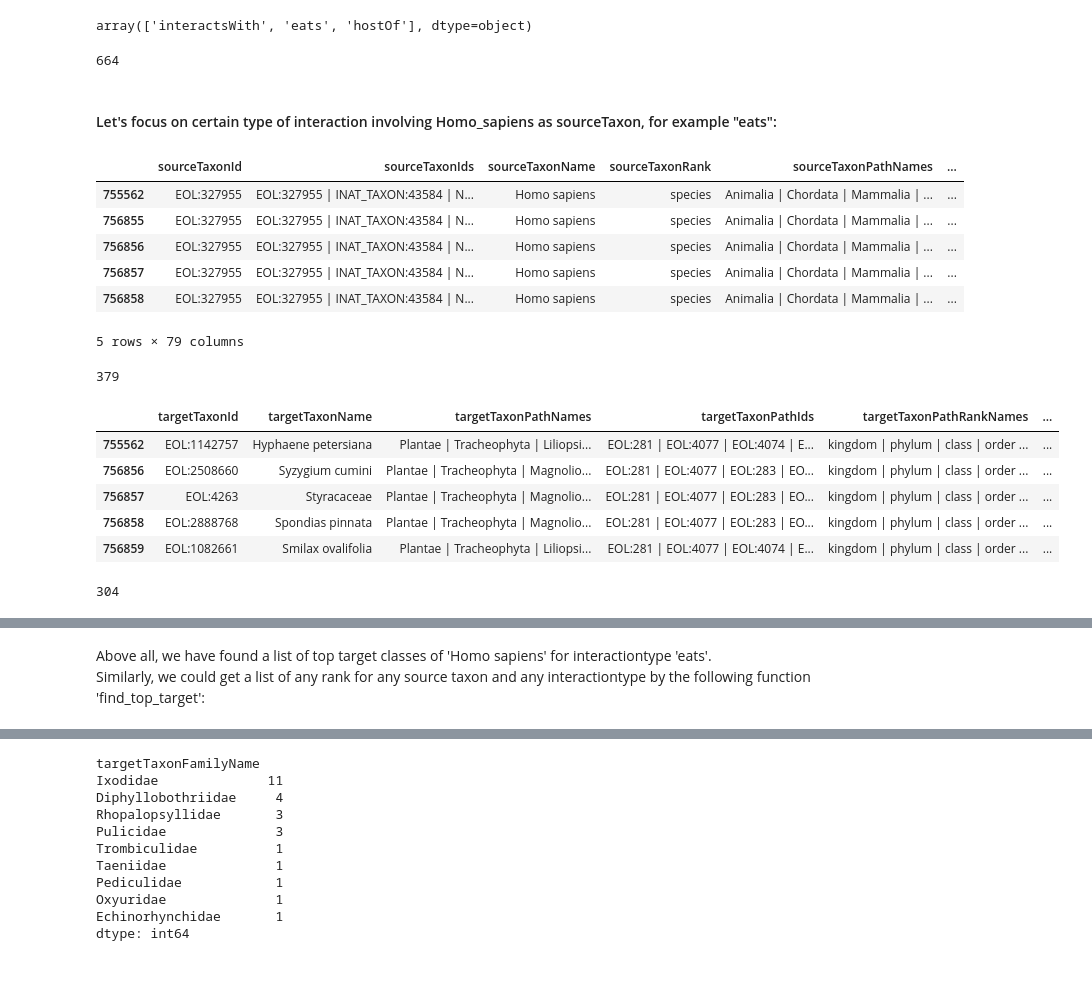
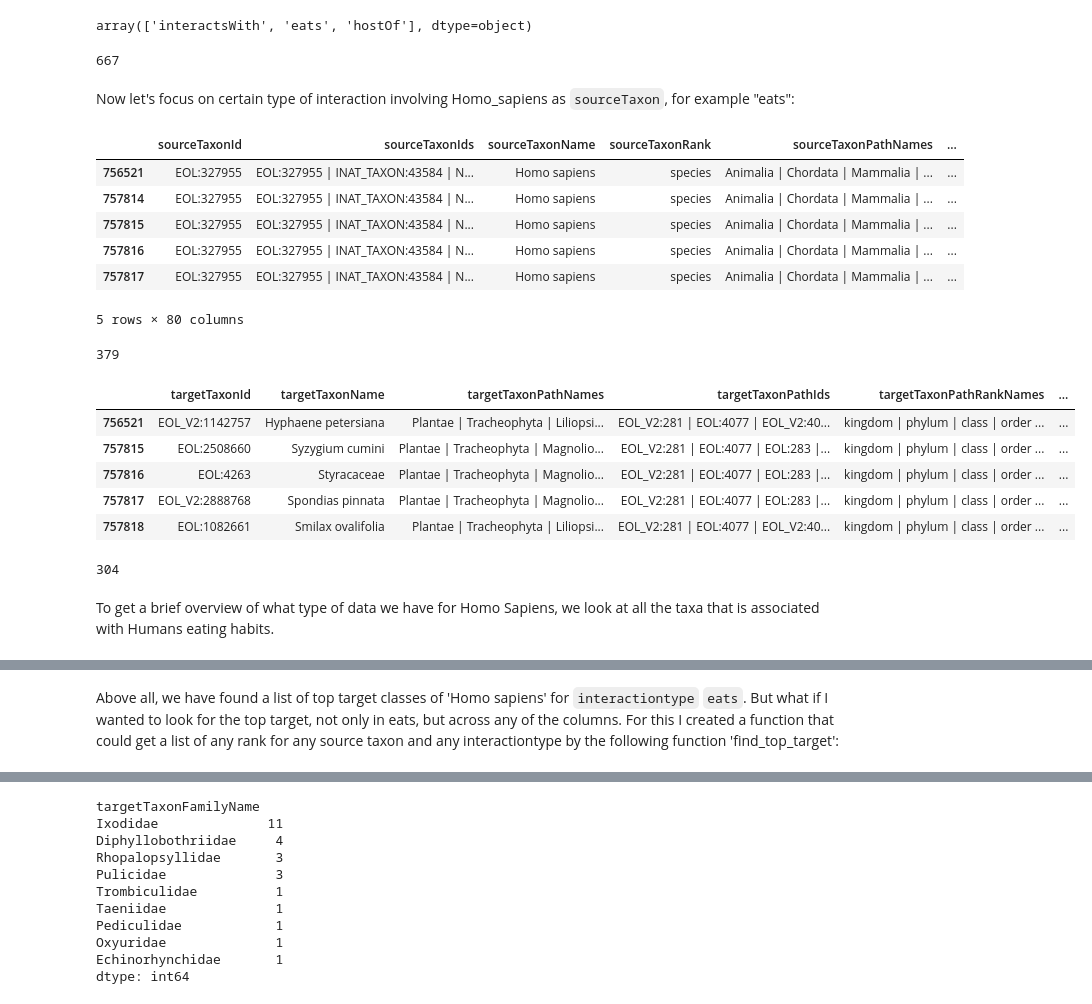
Before and after one commit to cabinetofcuriosity/globi_explore, a Jupyter notebook: notebook/with_new_tsv/Globi_exploration_new.ipynb, the cells around one changed output, grey strips where cells are left out. Cells and saved outputs as stored; diff of their text form; code cells hidden in the pictures; blank space fills up the shorter version.

```diff
--- a/notebook/with_new_tsv/Globi_exploration_new.ipynb
+++ b/notebook/with_new_tsv/Globi_exploration_new.ipynb
@@ -13,2 +23,3 @@ import matplotlib.pyplot as plt
 # %%
-data =pd.read_csv('interactions.tsv', delimiter='\t', encoding='utf-8')
+data =pd.read_csv('/Users/iamciera/Desktop/interactions.tsv', delimiter='\t', encoding='utf-8')
+len(data)
@@ -54,51 +69,54 @@ data[data['sourceTaxonName'] == 'Homo sapiens']['interactionTypeName'].unique()
 # %% [output]
 array(['interactsWith', 'eats', 'hostOf'], dtype=object)
 # %%
-#Number of records of interactions involving Homo sapiens as sourceTaxon:
+# Number of records of interactions involving Homo sapiens as sourceTaxon?
 len(data[data['sourceTaxonName'] == 'Homo sapiens'])
 # %% [output]
-664
+667
 # %% [markdown]
-#### Let's focus on certain type of interaction involving Homo_sapiens as sourceTaxon, for example "eats":
+Now let's focus on certain type of interaction involving Homo_sapiens as `sourceTaxon`, for example "eats":
 # %%
 hs_eats_data = data[(data['sourceTaxonName'] == 'Homo sapiens') & (data['interactionTypeName'] == 'eats')]
 # %%
 hs_eats_data.head()
 # %% [output]
 |  | sourceTaxonId | sourceTaxonIds | sourceTaxonName | sourceTaxonRank | sourceTaxonPathNames | ... |
-| 755562 | EOL:327955 | EOL:327955 | INAT_TAXON:43584 | N... | Homo sapiens | species | Animalia | Chordata | Mammalia | ... | ... |
-| 756855 | EOL:327955 | EOL:327955 | INAT_TAXON:43584 | N... | Homo sapiens | species | Animalia | Chordata | Mammalia | ... | ... |
-| 756856 | EOL:327955 | EOL:327955 | INAT_TAXON:43584 | N... | Homo sapiens | species | Animalia | Chordata | Mammalia | ... | ... |
-| 756857 | EOL:327955 | EOL:327955 | INAT_TAXON:43584 | N... | Homo sapiens | species | Animalia | Chordata | Mammalia | ... | ... |
-| 756858 | EOL:327955 | EOL:327955 | INAT_TAXON:43584 | N... | Homo sapiens | species | Animalia | Chordata | Mammalia | ... | ... |
+| 756521 | EOL:327955 | EOL:327955 | INAT_TAXON:43584 | N... | Homo sapiens | species | Animalia | Chordata | Mammalia | ... | ... |
+| 757814 | EOL:327955 | EOL:327955 | INAT_TAXON:43584 | N... | Homo sapiens | species | Animalia | Chordata | Mammalia | ... | ... |
+| 757815 | EOL:327955 | EOL:327955 | INAT_TAXON:43584 | N... | Homo sapiens | species | Animalia | Chordata | Mammalia | ... | ... |
+| 757816 | EOL:327955 | EOL:327955 | INAT_TAXON:43584 | N... | Homo sapiens | species | Animalia | Chordata | Mammalia | ... | ... |
+| 757817 | EOL:327955 | EOL:327955 | INAT_TAXON:43584 | N... | Homo sapiens | species | Animalia | Chordata | Mammalia | ... | ... |
-5 rows × 79 columns
+5 rows × 80 columns
 # %%
 len(hs_eats_data)
 # %% [output]
 379
 # %%
-#Drop missing values
+# Drop data with missing values from ['targetTaxonId',
+       'targetTaxonName','targetTaxonPathNames','targetTaxonPathIds']
 target_hs_eats = hs_eats_data[['targetTaxonId',
        'targetTaxonName','targetTaxonPathNames',
        'targetTaxonPathIds', 'targetTaxonPathRankNames',
        'targetTaxonSpeciesName', 'targetTaxonSpeciesId',
        'targetTaxonGenusName', 'targetTaxonGenusId', 'targetTaxonFamilyName',
        'targetTaxonFamilyId', 'targetTaxonOrderName', 'targetTaxonOrderId',
        'targetTaxonClassName', 'targetTaxonClassId', 'targetTaxonPhylumName',
        'targetTaxonPhylumId', 'targetTaxonKingdomName', 'targetTaxonKingdomId']].dropna(subset=['targetTaxonId',
        'targetTaxonName','targetTaxonPathNames','targetTaxonPathIds'])
 target_hs_eats.head()
 # %% [output]
 |  | targetTaxonId | targetTaxonName | targetTaxonPathNames | targetTaxonPathIds | targetTaxonPathRankNames | ... |
-| 755562 | EOL:1142757 | Hyphaene petersiana | Plantae | Tracheophyta | Liliopsi... | EOL:281 | EOL:4077 | EOL:4074 | E... | kingdom | phylum | class | order ... | ... |
-| 756856 | EOL:2508660 | Syzygium cumini | Plantae | Tracheophyta | Magnolio... | EOL:281 | EOL:4077 | EOL:283 | EO... | kingdom | phylum | class | order ... | ... |
-| 756857 | EOL:4263 | Styracaceae | Plantae | Tracheophyta | Magnolio... | EOL:281 | EOL:4077 | EOL:283 | EO... | kingdom | phylum | class | order ... | ... |
-| 756858 | EOL:2888768 | Spondias pinnata | Plantae | Tracheophyta | Magnolio... | EOL:281 | EOL:4077 | EOL:283 | EO... | kingdom | phylum | class | order ... | ... |
-| 756859 | EOL:1082661 | Smilax ovalifolia | Plantae | Tracheophyta | Liliopsi... | EOL:281 | EOL:4077 | EOL:4074 | E... | kingdom | phylum | class | order ... | ... |
+| 756521 | EOL_V2:1142757 | Hyphaene petersiana | Plantae | Tracheophyta | Liliopsi... | EOL_V2:281 | EOL:4077 | EOL_V2:40... | kingdom | phylum | class | order ... | ... |
+| 757815 | EOL:2508660 | Syzygium cumini | Plantae | Tracheophyta | Magnolio... | EOL_V2:281 | EOL:4077 | EOL:283 |... | kingdom | phylum | class | order ... | ... |
+| 757816 | EOL:4263 | Styracaceae | Plantae | Tracheophyta | Magnolio... | EOL_V2:281 | EOL:4077 | EOL:283 |... | kingdom | phylum | class | order ... | ... |
+| 757817 | EOL_V2:2888768 | Spondias pinnata | Plantae | Tracheophyta | Magnolio... | EOL_V2:281 | EOL:4077 | EOL:283 |... | kingdom | phylum | class | order ... | ... |
+| 757818 | EOL:1082661 | Smilax ovalifolia | Plantae | Tracheophyta | Liliopsi... | EOL_V2:281 | EOL:4077 | EOL_V2:40... | kingdom | phylum | class | order ... | ... |
 # %%
 len(target_hs_eats)
 # %% [output]
 304
+# %% [markdown]
+To get a brief overview of what type of data we have for Homo Sapiens, we look at all the taxa that is associated with Humans eating habits.
 # %%
 target_hs_eats.groupby(target_hs_eats['targetTaxonClassName']).size().sort_values(ascending = False)
 # %% [output]
@@ -120,8 +138,7 @@ Phaeophyceae         1
 Echinoidea           1
 dtype: int64
 # %% [markdown]
-Above all, we have found a list of top target classes of 'Homo sapiens' for interactiontype 'eats'.
-Similarly, we could get a list of any rank for any source taxon and any interactiontype by the following function 'find_top_target':
+Above all, we have found a list of top target classes of 'Homo sapiens' for `interactiontype` `eats`. But what if I wanted to look for the top target, not only in eats, but across any of the columns. For this I created a function that could get a list of any rank for any source taxon and any interactiontype by the following function 'find_top_target':
 # %%
 def find_top_target(source, interaction_type, rank):
     """ Function that takes inputs of interests and finds corresponding top targets.
```
Also changed, not shown: parts of 35 cells of this notebook.
